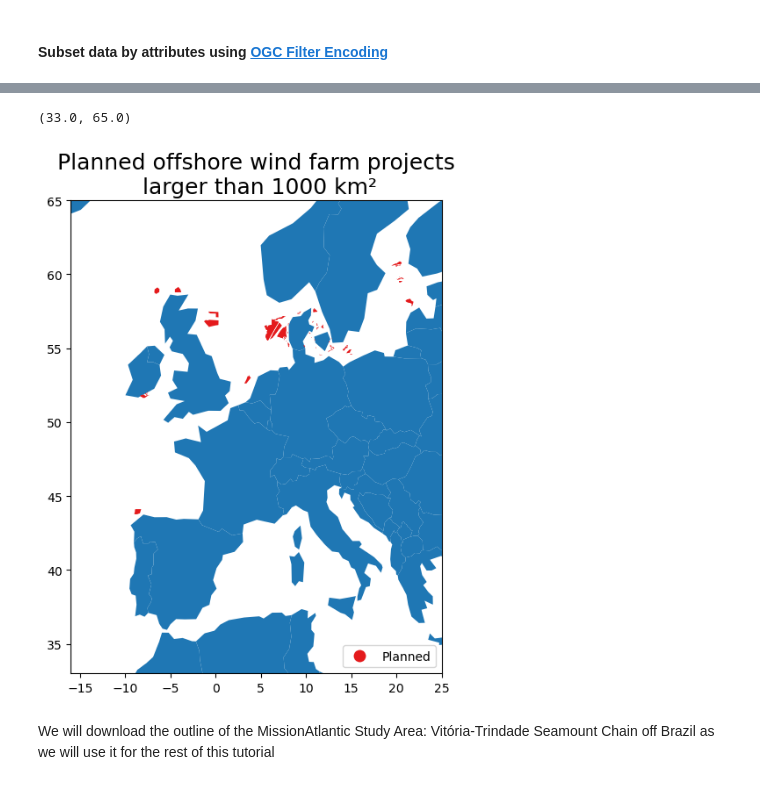
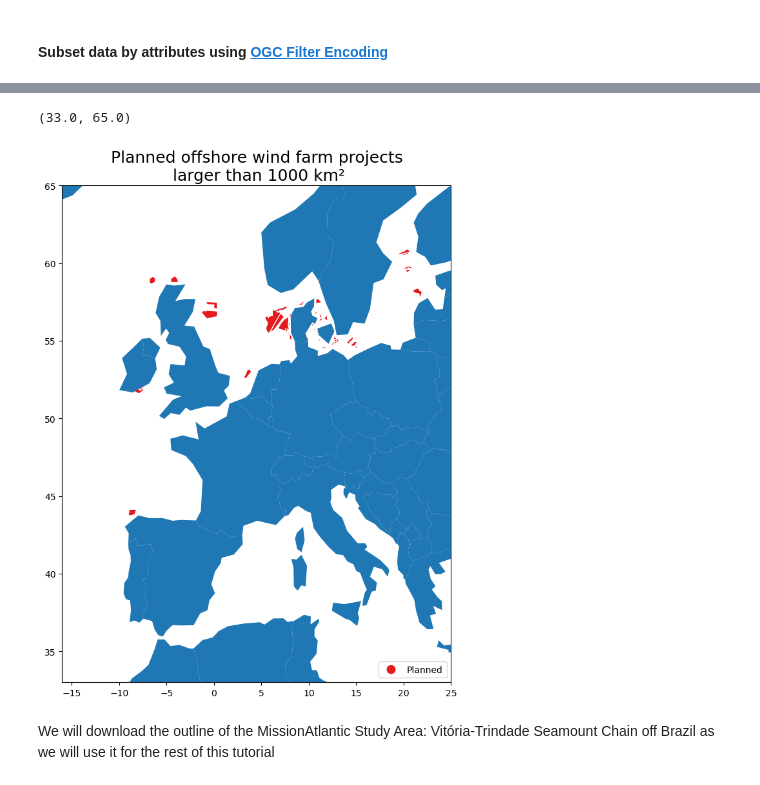
Before and after one commit to missionatlantic/GeoNode_OGC_webservices_workshop, a Jupyter notebook: 3_subset_and_download_data_with_WFS&WCS.ipynb, the cells around one changed output, grey strips where cells are left out. Cells and saved outputs as stored; diff of their text form; code cells hidden in the pictures.

```diff
--- a/3_subset_and_download_data_with_WFS&WCS.ipynb
+++ b/3_subset_and_download_data_with_WFS&WCS.ipynb
@@ -199,25 +202,26 @@ gdf
 | 14 | Wind_Farms_EMODnet.517 | 517 | Spain | NaN | NaN | Planned |  | 28752.000636 | 1807.819544 |  | ... |
 | 15 | Wind_Farms_EMODnet.529 | 529 | Estonia | NaN | NaN | Planned |  | 9903.634178 | 1217.896092 |  | ... |
 # %%
-fig, ax = plt.subplots(1, figsize=(15,7))
+world = gpd.read_file(gpd.datasets.get_path('naturalearth_lowres'))
+fig, ax = plt.subplots(1, figsize=(8,10))
 world.plot(ax=ax) # add world base layer
 
 #Plot the dataset
 gdf.plot(column='status',
          categorical=False,
          cmap='Set1',
          legend= True,
          legend_kwds={'loc': 'lower right'},
          alpha = 1,
          ax=ax)
 ax.set_title('Planned offshore wind farm projects\n larger than 1000 km²',fontsize=18)
 
 #Set the map limits based on the bbox params to zoom in on your dataset
 ax.set_xlim(-16,25)
 ax.set_ylim(33,65)
 # %% [output]
 (33.0, 65.0)
-[figure, old version]
+[figure, new version]
 # %% [markdown]
 We will download the outline of the MissionAtlantic Study Area: Vitória-Trindade Seamount Chain off Brazil as we will use it for the rest of this tutorial
 # %%
```
Also changed, not shown: parts of 20 cells of this notebook, 13 other files.
